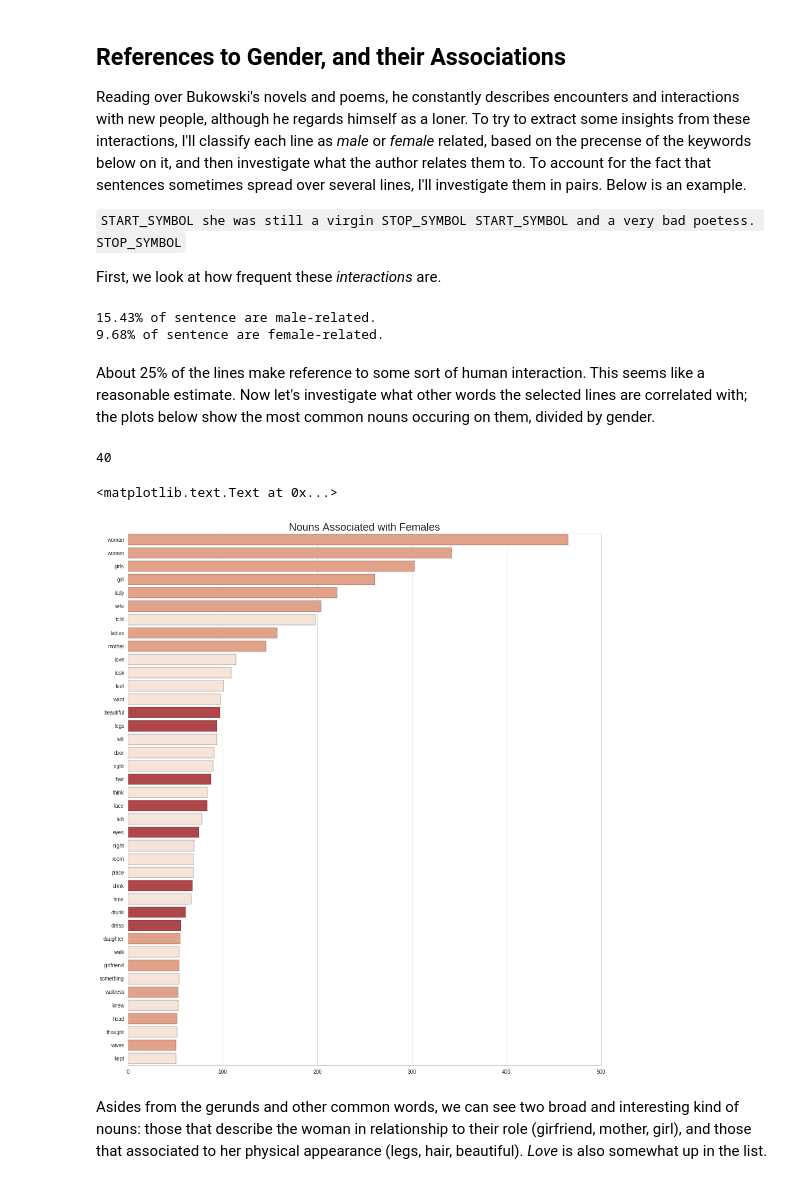
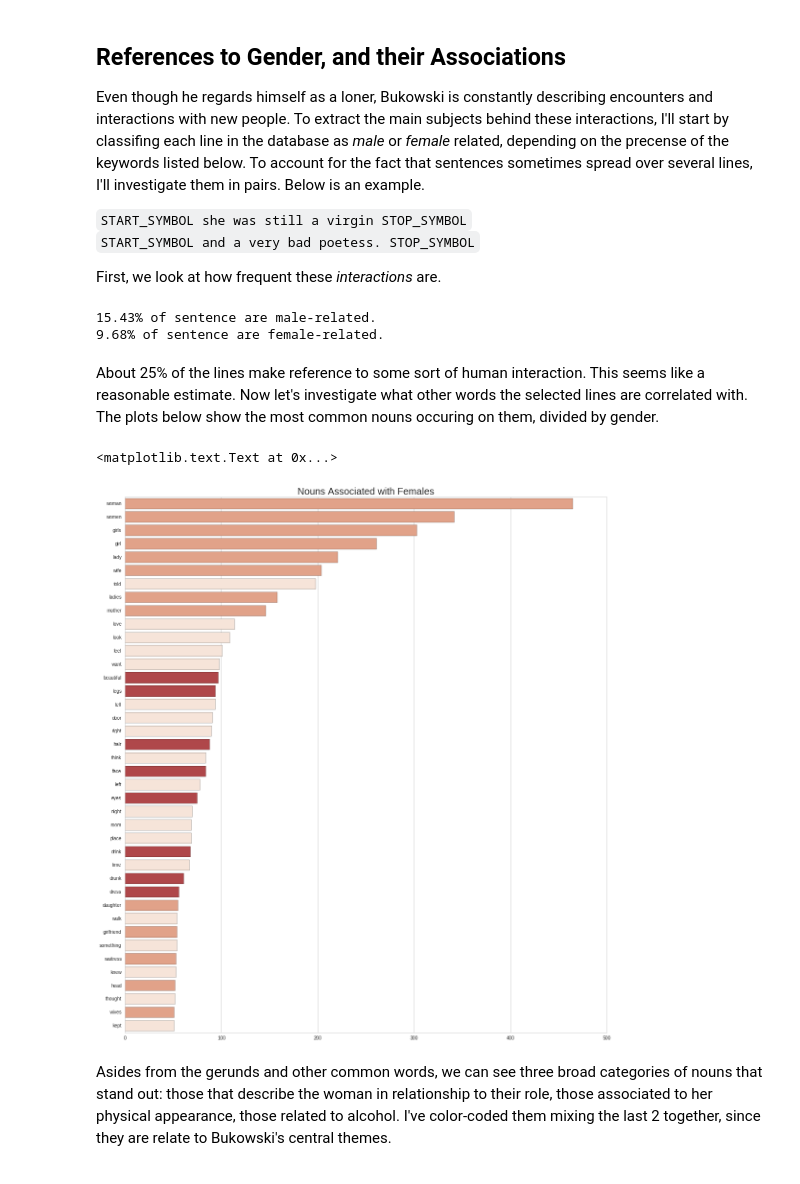
Before and after one commit to masta-g3/summer_networks, a Jupyter notebook: bukowski_networks/sentiment_bukowski.ipynb, the cells around one changed output. Cells and saved outputs as stored; diff of their text form; code cells hidden in the pictures.

```diff
--- a/bukowski_networks/sentiment_bukowski.ipynb
+++ b/bukowski_networks/sentiment_bukowski.ipynb
@@ -11,16 +11,18 @@ from nltk import PorterStemmer
 from collections import Counter
 import numpy as np
 import pandas as pd
+from tsne import bh_sne
 import string
 import gensim
 
 from afinn import Afinn
+from matplotlib.colors import ListedColormap
 import matplotlib.pyplot as plt
 import matplotlib
 import seaborn as sns
 
 %matplotlib inline
-plt.rcParams['figure.figsize'] = (16.0, 18.0)
+plt.rcParams['figure.figsize'] = (18.0, 20.0)
 plt.rcParams['axes.titlesize'] = 20
 sns.set_style('whitegrid')
 # %%
@@ -31,7 +33,8 @@ content = pd.read_pickle('data/content.pkl')
 text_flat = [word for line in content['tokens'] for word in line]
 # %%
 ## Remove stopwords, punctuations and symbols.
-stop_words = stopwords.words('english') + list(string.punctuation) + ['start_symbol','stop_symbol']
+stop_words = stopwords.words('english') + list(string.punctuation) + \
+    ['start_symbol','stop_symbol']
 
 text_stop = [word.lower() for word in text_flat \
             if (word.lower() not in stop_words)]
@@ -79,15 +82,25 @@ The official writer's [site](https://charlesbukowski.wikispaces.com/Themes?respo
 # %% [markdown]
 ## References to Gender, and their Associations
-Reading over Bukowski's novels and poems, he constantly describes encounters and interactions with new people, although he regards himself as a loner. To try to extract some insights from these interactions, I'll classify each line as *male* or *female* related, based on the precense of the keywords below on it, and then investigate what the author relates them to. To account for the fact that sentences sometimes spread over several lines, I'll investigate them in pairs. Below is an example.
+Even though he regards himself as a loner, Bukowski is constantly describing encounters and interactions with new people. To extract the main subjects behind these interactions, I'll start by classifing each line in the database as *male* or *female* related, depending on the precense of the keywords listed below. To account for the fact that sentences sometimes spread over several lines, I'll investigate them in pairs. Below is an example.
 
-`START_SYMBOL she was still a virgin STOP_SYMBOL
-START_SYMBOL and a very bad poetess. STOP_SYMBOL`
+`START_SYMBOL she was still a virgin STOP_SYMBOL`
+`START_SYMBOL and a very bad poetess. STOP_SYMBOL`
 
 First, we look at how frequent these *interactions* are.
 # %%
-## Gender keywords taken from some feminist blog.
-male_words=set(['guy','spokesman','chairman',"men's",'men','him',"he's",'his','boy','boyfriend','boyfriends','boys','brother','brothers','dad','dads','dude','father','fathers','fiance','gentleman','gentlemen','god','grandfather','grandpa','grandson','groom','he','himself','husband','husbands','king','male','man','mr','nephew','nephews','priest','prince','son','sons','uncle','uncles','waiter','widower','widowers'])
-female_words=set(['heroine','spokeswoman','chairwoman',"women's",'actress','women',"she's",'her','aunt','aunts','bride','daughter','daughters','female','fiancee','girl','girlfriend','girlfriends','girls','goddess','granddaughter','grandma','grandmother','herself','ladies','lady','lady','mom','moms','mother','mothers','mrs','ms','niece','nieces','priestess','princess','queens','she','sister','sisters','waitress','widow','widows','wife','wives','woman'])
+## Gender keywords taken from a blog I can't recall...
+male_words=set(['guy','spokesman','chairman',"men's",'men','him',"he's",'his','boy','boyfriend',\
+                'boyfriends','boys','brother','brothers','dad','dads','dude','father','fathers',\
+                'fiance','gentleman','gentlemen','god','grandfather','grandpa','grandson','groom',\
+                'he','himself','husband','husbands','king','male','man','mr','nephew','nephews',\
+                'priest','prince','son','sons','uncle','uncles','waiter','widower','widowers'])
+
+female_words=set(['heroine','spokeswoman','chairwoman',"women's",'actress','women',"she's",'her',\
+                  'aunt','aunts','bride','daughter','daughters','female','fiancee','girl',\
+                  'girlfriend','girlfriends','girls','goddess','granddaughter','grandma',\
+                  'grandmother','herself','ladies','lady','lady','mom','moms','mother','mothers',\
+                  'mrs','ms','niece','nieces','priestess','princess','queens','she','sister',\
+                  'sisters','waitress','widow','widows','wife','wives','woman'])
 # %%
 m=0.
 f=0.
@@ -114,34 +127,35 @@ print '%.2f%% of sentence are female-related.' %(f/content.shape[0]*100)
 15.43% of sentence are male-related.
 9.68% of sentence are female-related.
 # %% [markdown]
-About 25% of the lines make reference to some sort of human interaction. This seems like a reasonable estimate. Now let's investigate what other words the selected lines are correlated with; the plots below show the most common nouns occuring on them, divided by gender.
+About 25% of the lines make reference to some sort of human interaction. This seems like a reasonable estimate. Now let's investigate what other words the selected lines are correlated with. The plots below show the most common nouns occuring on them, divided by gender.
 # %%
 f_words = pd.DataFrame({ \
-    'word' : [pair[0][0] for pair in f_counts.most_common() if ('NN' in pair[0][1] and pair[1] > 50)], \
-    'count' : [pair[1] for pair in f_counts.most_common() if ('NN' in pair[0][1] and pair[1] > 50)] \
+    'word' : [pair[0][0] for pair in f_counts.most_common() \
+              if ('NN' in pair[0][1] and pair[1] > 50)], \
+    'count' : [pair[1] for pair in f_counts.most_common() \
+               if ('NN' in pair[0][1] and pair[1] > 50)] \
                        })
-print len(f_words)
+
 ## Manual word labels.
-f_words['type'] = [1,1,1,1,1,1,0,1,1,0,0,0,0,2,2,0,0,0,2,0,2,0,2,0,0,0,2,0,2,2,1,0,1,0,1,0,1,0,1,0]
+f_words['type']=[1,1,1,1,1,1,0,1,1,0,0,0,0,2,2,0,0,0,2,0,2,0,2,0,0,0,2,0,2,2,1,0,1,0,1,0,1,0,1,0]
 
 ## Get only non-neutral words.
 ix = f_words.word
 f_words = f_words.pivot(index='word', columns='type', values='count').reindex(ix)
 
 i=0
 for col in f_words.columns:
     sns.barplot(x=col, y='word', data=f_words.reset_index(), \
                 color=palette[2-i], order=f_words.index)
     i+=1
 
 plt.title('Nouns Associated with Females')
 plt.ylabel('')
 plt.xlabel('')
 # %% [output]
-40
+<matplotlib.text.Text at 0x...>
-<matplotlib.text.Text at 0x...>
-[figure, old version]
+[figure, new version]
 # %% [markdown]
-Asides from the gerunds and other common words, we can see two broad and interesting kind of nouns: those that describe the woman in relationship to their role (girfriend, mother, girl), and those that associated to her physical appearance (legs, hair, beautiful). *Love* is also somewhat up in the list.
+Asides from the gerunds and other common words, we can see three broad categories of nouns that stand out: those that describe the woman in relationship to their role, those associated to her physical appearance, those related to alcohol. I've color-coded them mixing the last 2 together, since they are relate to Bukowski's central themes.
 # %%
 m_words = pd.DataFrame({ \
```
Also changed, not shown: parts of 12 cells of this notebook.
